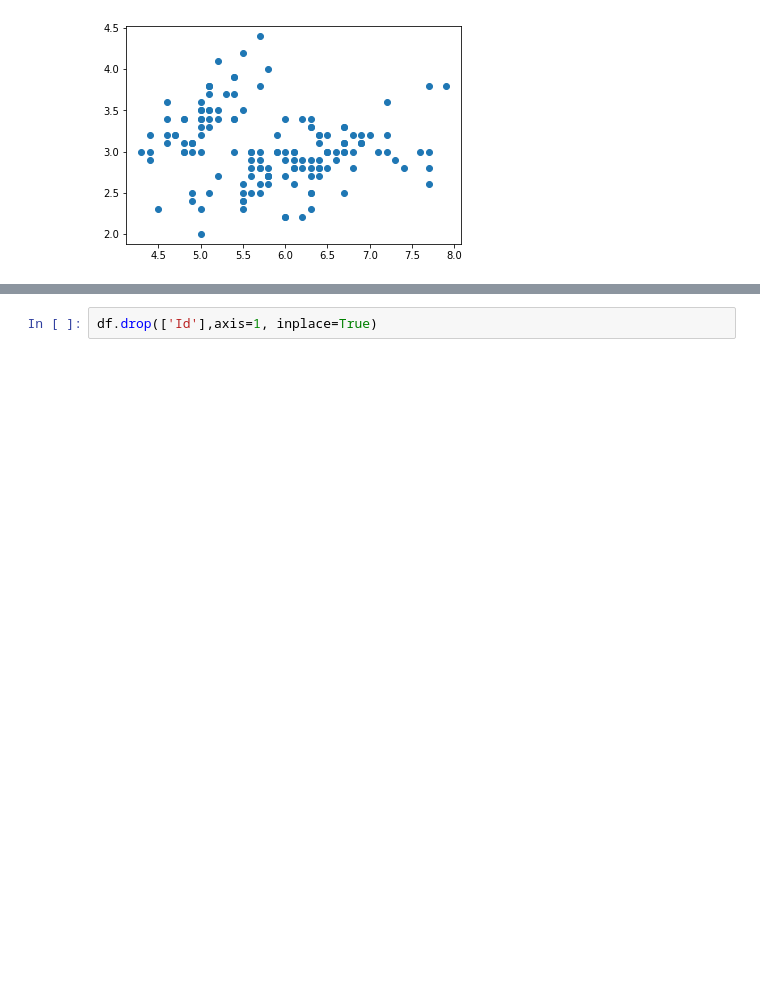
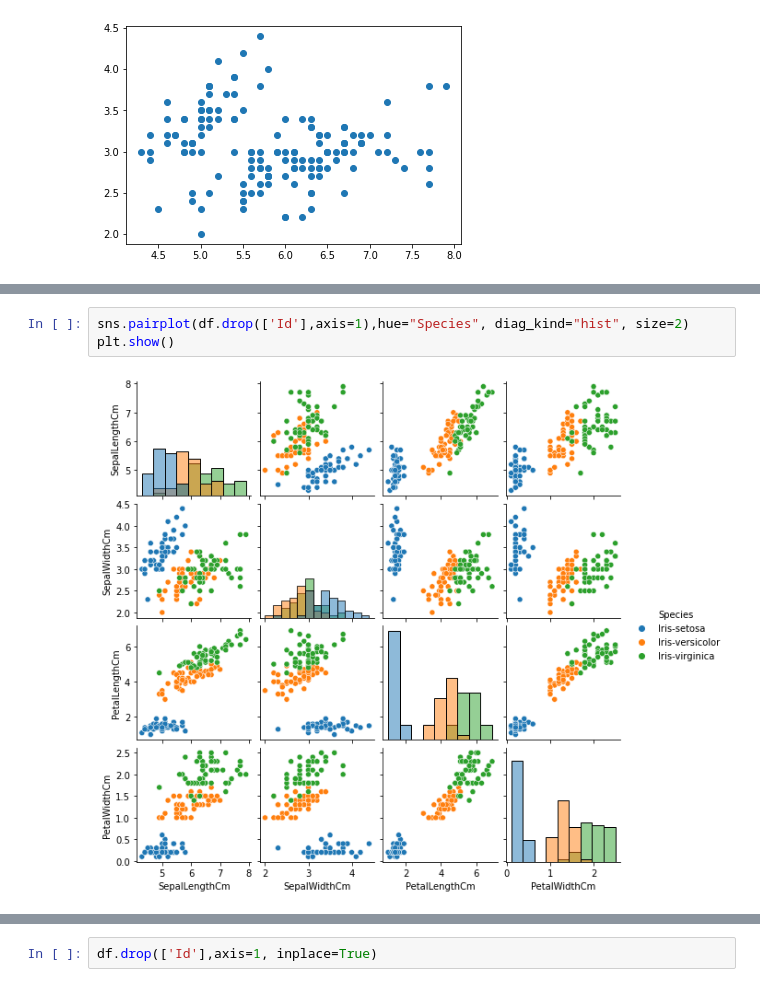
Before and after one commit to Oishi19/Iris-Classification-, a Jupyter notebook: Iris_DecisionTree.ipynb, the cells around one changed output, grey strips where cells are left out. Saved outputs shown, nothing was run; the diff lists cells and outputs as text; blank space fills up the shorter version.

```diff
--- a/Iris_DecisionTree.ipynb
+++ b/Iris_DecisionTree.ipynb
@@ -79,0 +80,5 @@ plt.show()
+# %%
+sns.pairplot(df.drop(['Id'],axis=1),hue="Species", diag_kind="hist", size=2)
+plt.show()
+# %% [output]
+[figure, added]
```
Also changed, not shown: parts of 9 cells of this notebook.
